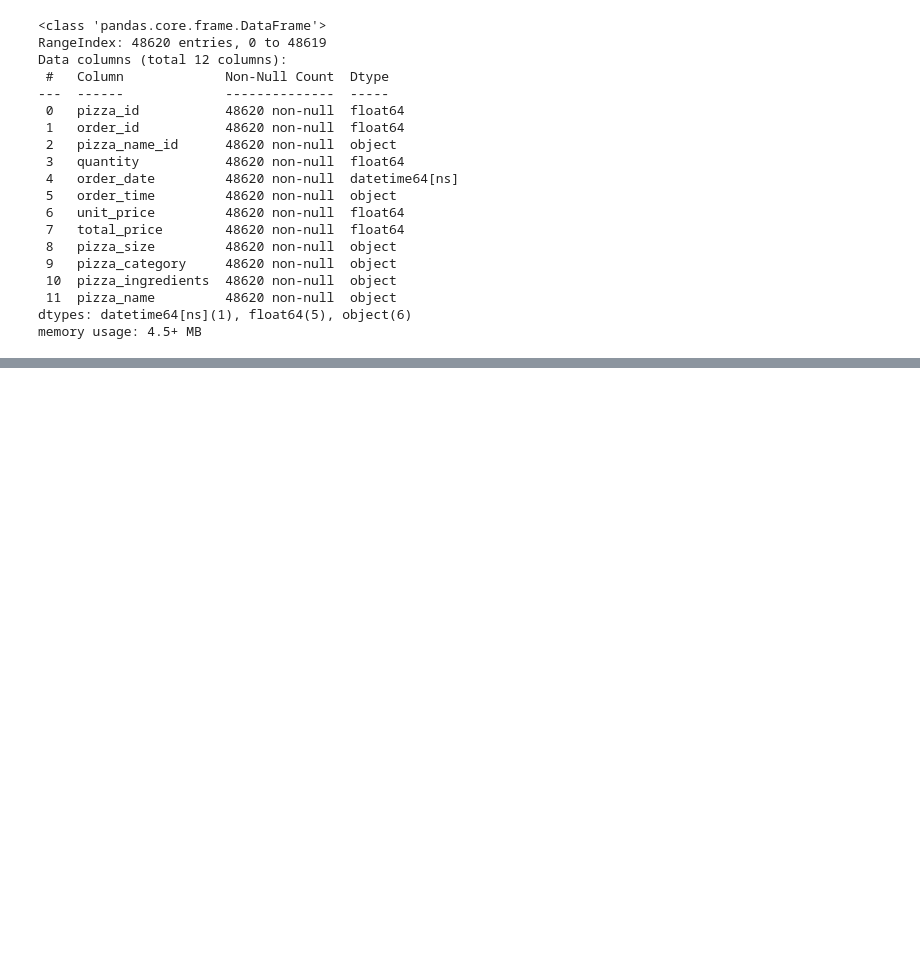
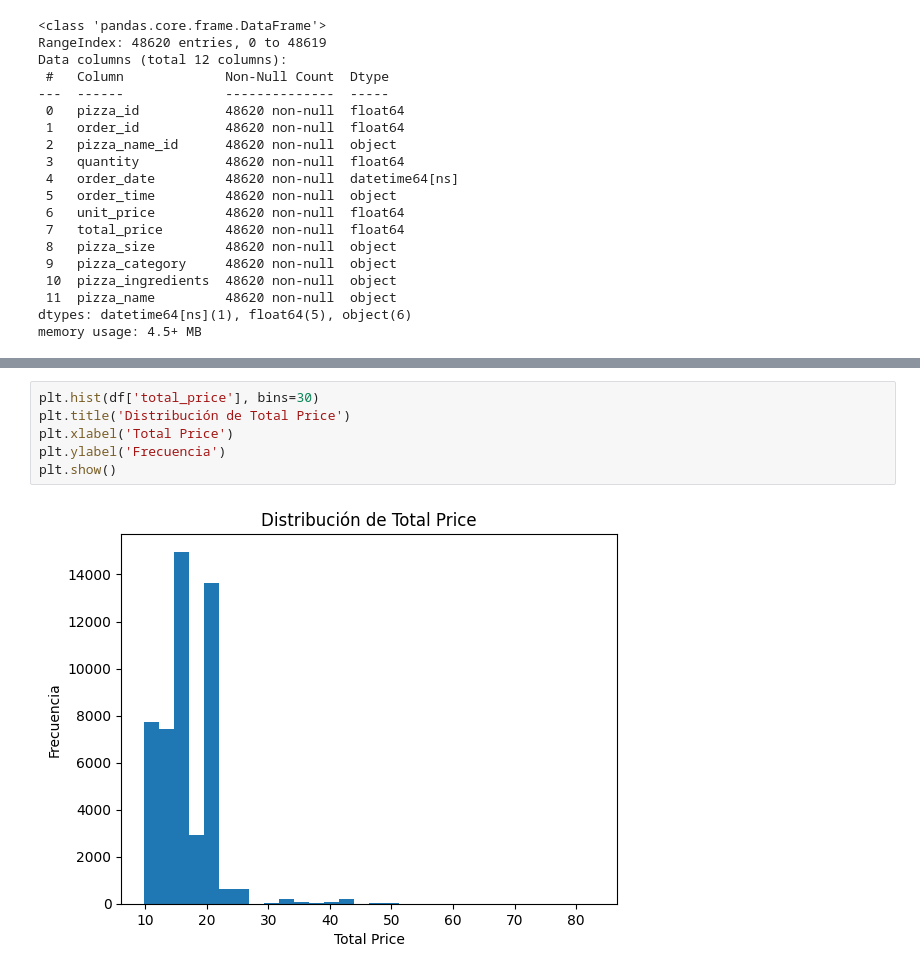
Before and after one commit to Juanjerezz/ciencia-de-datos, a Jupyter notebook: 4.EDA/Pizza_sales.ipynb, the cells around one changed output, grey strips where cells are left out. Saved outputs shown, nothing was run; the diff lists cells and outputs as text; blank space fills up the shorter version.

```diff
--- a/4.EDA/Pizza_sales.ipynb
+++ b/4.EDA/Pizza_sales.ipynb
@@ -138,0 +193,8 @@ order_time ya  esta como datetime.time pero en info aparece como objeto, raro
+# %%
+plt.hist(df['total_price'], bins=30)
+plt.title('Distribución de Total Price')
+plt.xlabel('Total Price')
+plt.ylabel('Frecuencia')
+plt.show()
+# %% [output]
+[figure, added]
```
Also changed, not shown: parts of 35 cells of this notebook.
